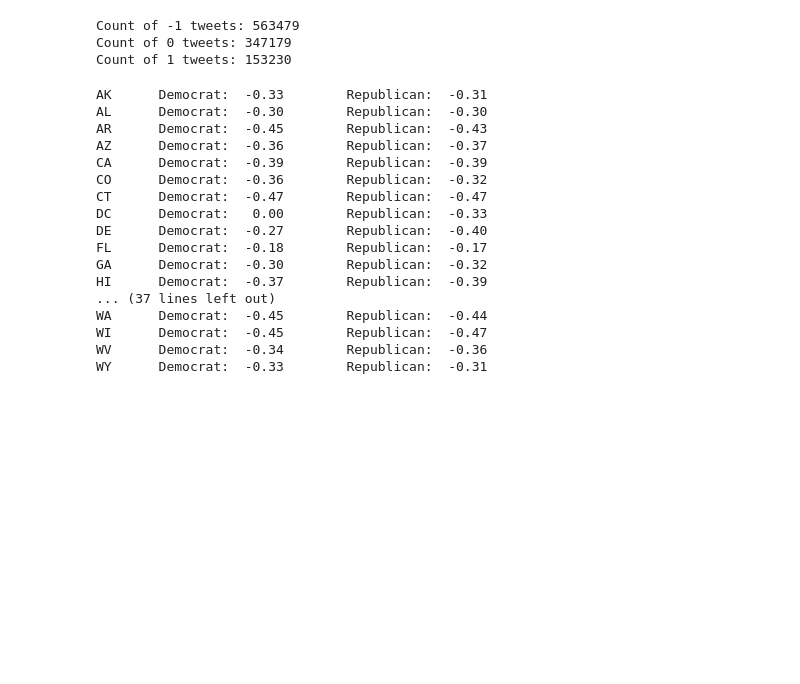
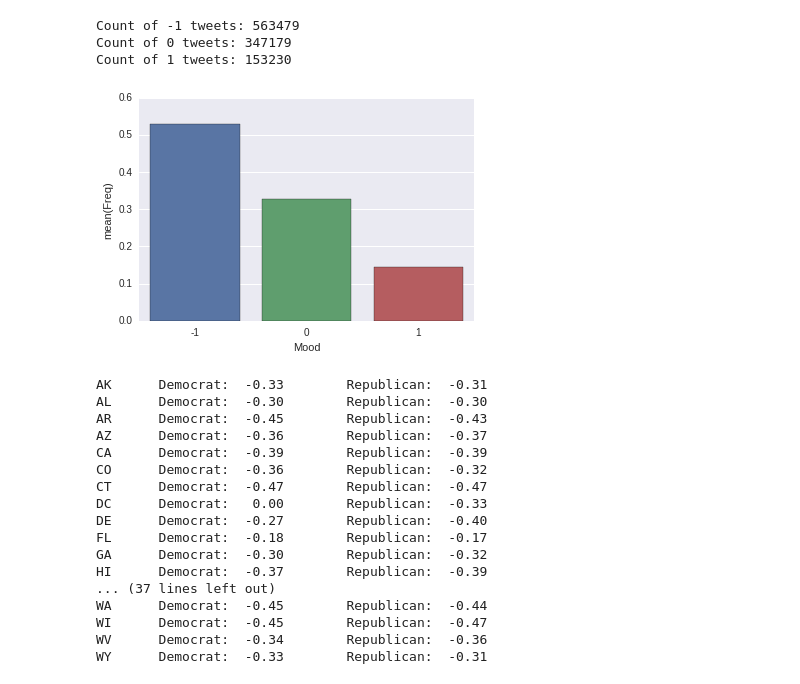
Before and after one commit to vmirly/DataScience, a Jupyter notebook: python-stuff/python-sqlite/Data-Analysis-using-SQLite3.ipynb, the cells around one changed output. Saved outputs shown, nothing was run; the diff lists cells and outputs as text; code cells hidden in the pictures; blank space fills up the shorter version.

```diff
--- a/python-stuff/python-sqlite/Data-Analysis-using-SQLite3.ipynb
+++ b/python-stuff/python-sqlite/Data-Analysis-using-SQLite3.ipynb
@@ -34,7 +34,7 @@ Analyzing Data using Python and SQLite3
 # %%
 import sqlite3
 
-conn = sqlite3.connect('/tmp/election_tweets.sqlite')
+conn = sqlite3.connect('election_tweets.sqlite')
 cur = conn.cursor()
 # %% [markdown]
  * Setup/create a table
@@ -99,6 +99,22 @@ for res in results:
 Count of -1 tweets: 563479
 Count of 0 tweets: 347179
 Count of 1 tweets: 153230
+# %%
+import seaborn as sns
+import matplotlib
+import numpy as np
+import pandas as pd
+
+results = pd.DataFrame(results)
+
+results.columns = ['Mood', 'Freq']
+results['Freq'] = results['Freq']/np.sum(results['Freq'])
+
+%matplotlib inline
+
+ax = sns.barplot(x="Mood", y="Freq", data=results)
+# %% [output]
+[figure, added]
 # %%
 cur.execute('SELECT state,SUM(sentiment),count(*) \
             FROM Tweets WHERE party="Democrat" GROUP BY state')
```
Also changed, not shown: parts of 3 cells of this notebook, 4 other files.
